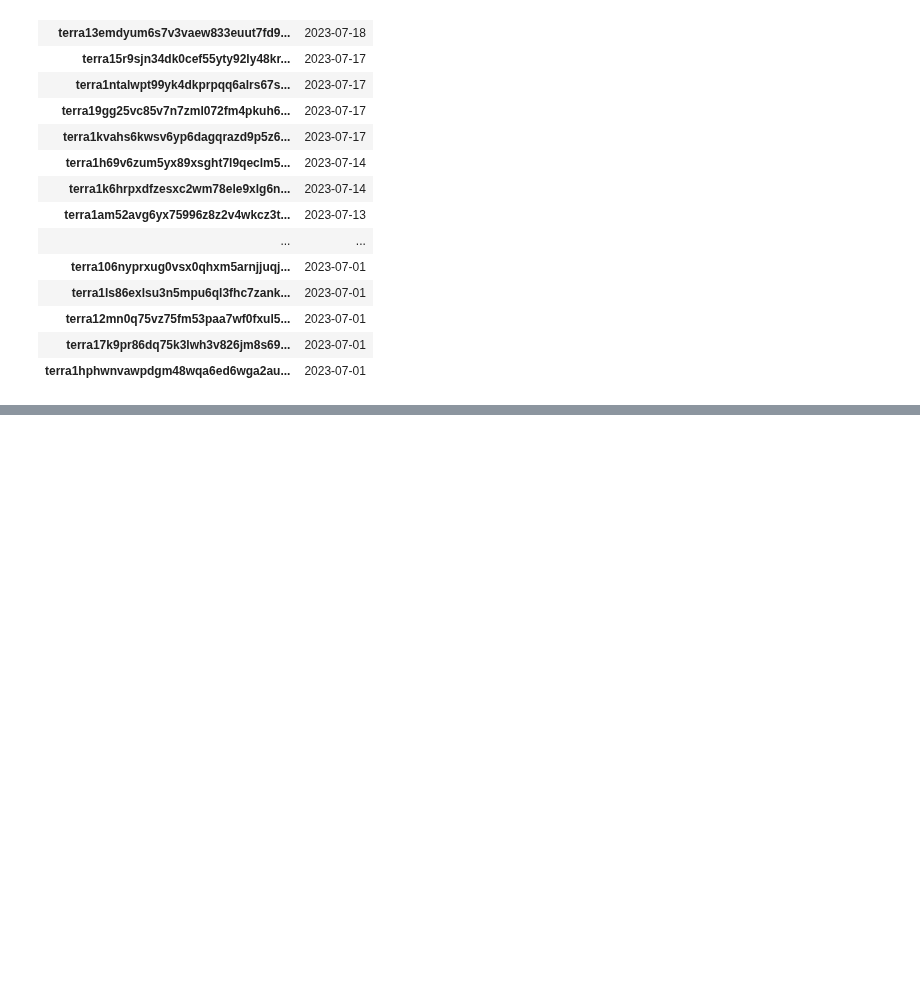
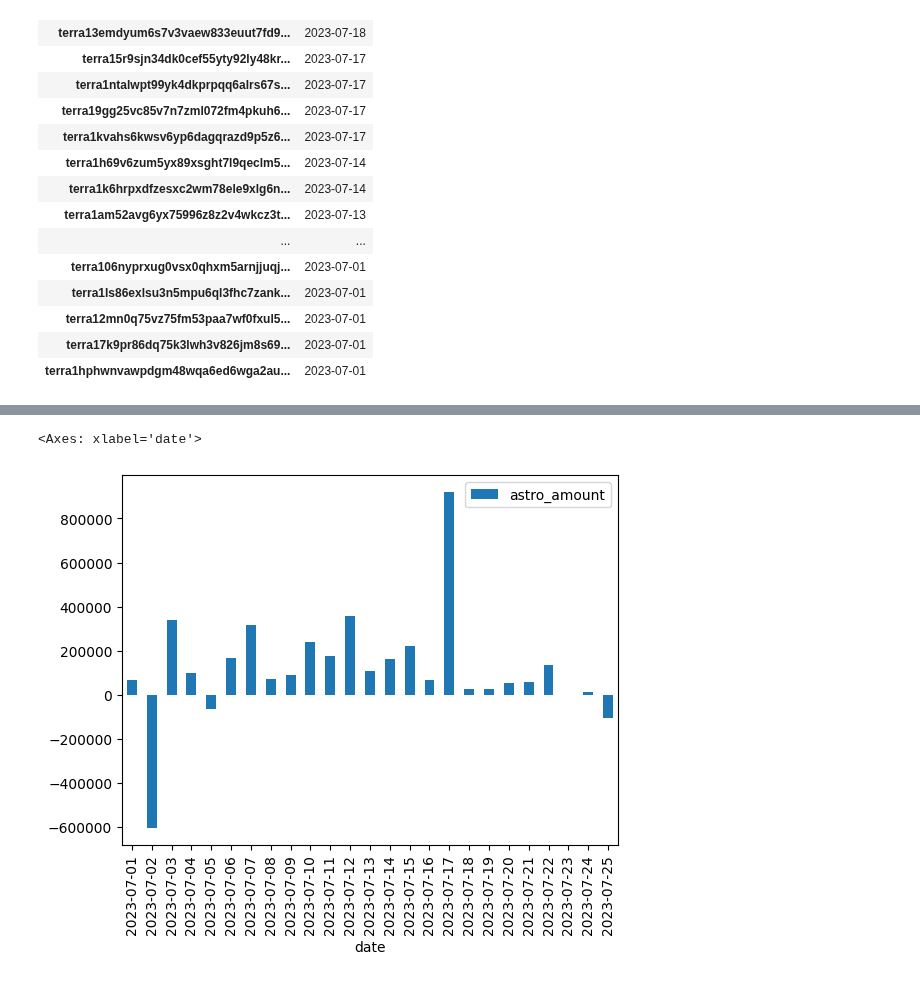
Before and after one commit to IncioMan/cosmos-activities-dashboard, a Jupyter notebook: python/notebooks/astro_analysis.ipynb, the cells around one changed output, grey strips where cells are left out. Cells and saved outputs as stored; diff of their text form; code cells hidden in the pictures; blank space fills up the shorter version.

```diff
--- a/python/notebooks/astro_analysis.ipynb
+++ b/python/notebooks/astro_analysis.ipynb
@@ -317,0 +318,5 @@ whales_daily[whales_daily.address=='terra1ld4yf48eqex65vdrt3kta23cvrx865zyfkgkka
+# %%
+whales_daily[whales_daily.date != 0][['date','astro_amount']].groupby('date').sum().plot(kind='bar')
+# %% [output]
+<Axes: xlabel='date'>
+[figure, added]
```
Also changed, not shown: parts of 11 cells of this notebook, 1 other file.
